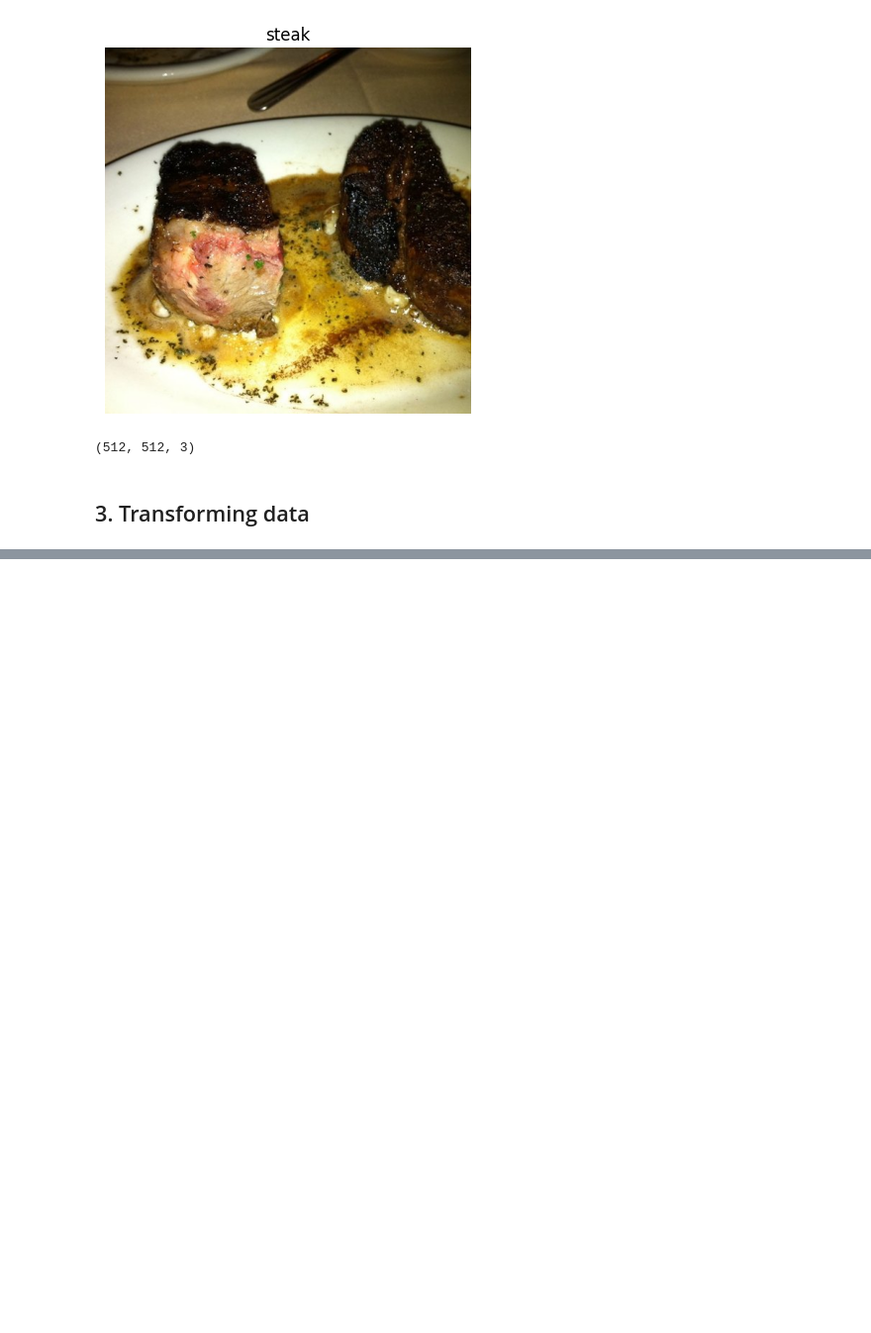
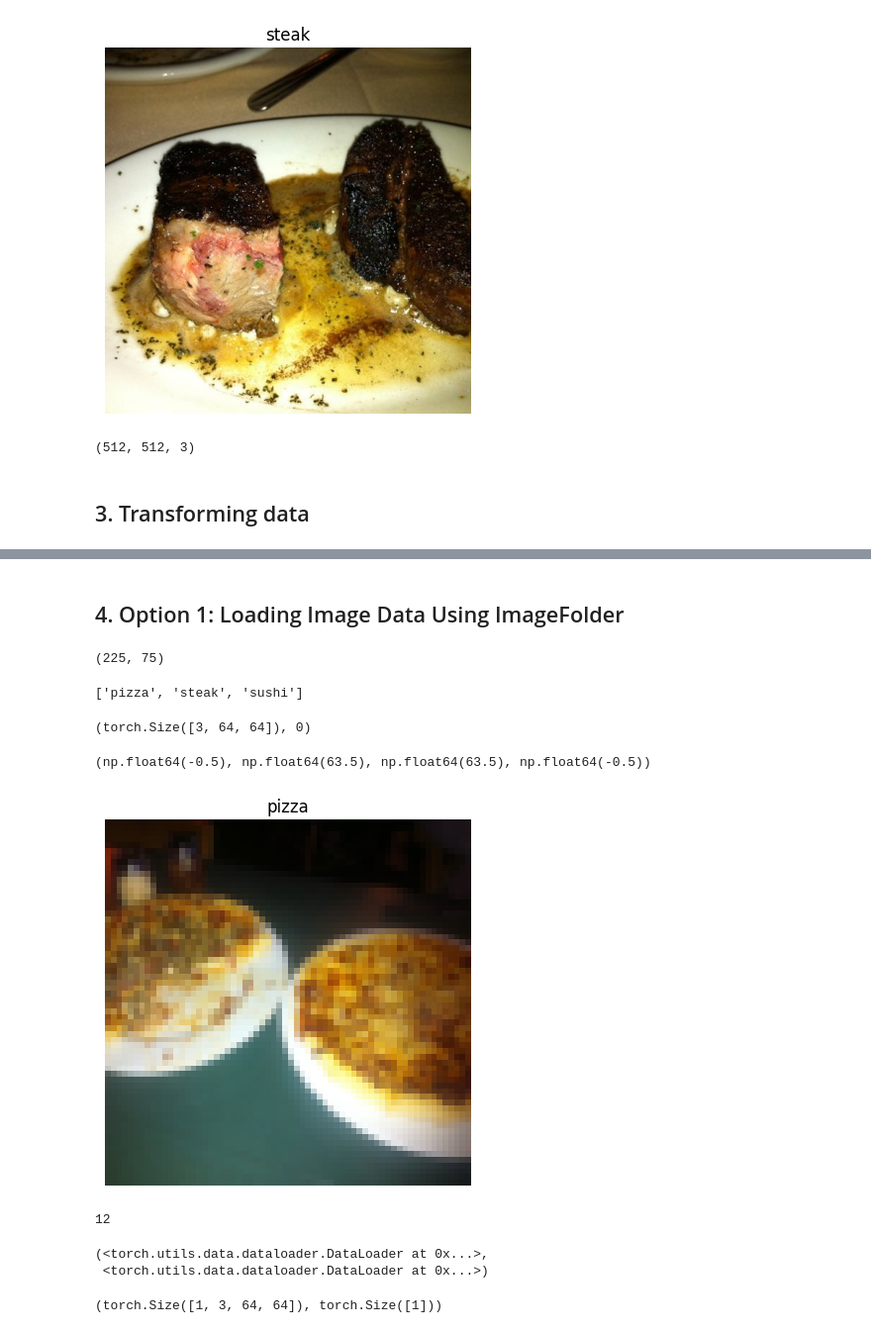
Before and after one commit to MuhammadAbuBakarQureshi/Machine-Learning, a Jupyter notebook: PyTorch/10-PyTorch-Custom-Datasets.ipynb, the cells around one changed output, grey strips where cells are left out. Shown at 99% size. Cells and saved outputs as stored; diff of their text form; code cells hidden in the pictures; blank space fills up the shorter version.

```diff
--- a/PyTorch/10-PyTorch-Custom-Datasets.ipynb
+++ b/PyTorch/10-PyTorch-Custom-Datasets.ipynb
@@ -129,0 +156,58 @@ data_transform = transforms.Compose([
+# %% [markdown]
+## 4. Option 1: Loading Image Data Using ImageFolder
+# %%
+train_data = datasets.ImageFolder(
+    root=train_dir,
+    transform=data_transform,
+    target_transform=None
+)
+
+test_data = datasets.ImageFolder(
+    root=test_dir,
+    transform=data_transform,
+    target_transform=None
+)
+# %%
+len(train_data), len(test_data)
+# %% [output]
+(225, 75)
+# %%
+classes = train_data.classes
+classes
+# %% [output]
+['pizza', 'steak', 'sushi']
+# %%
+image, label = train_data[0]
+image.shape, label
+# %% [output]
+(torch.Size([3, 64, 64]), 0)
+# %%
+plt.imshow(image.permute(1, 2, 0))
+plt.title(label=classes[label])
+plt.axis(False)
+# %% [output]
+(np.float64(-0.5), np.float64(63.5), np.float64(63.5), np.float64(-0.5))
+[figure, added]
+# %%
+os.cpu_count()
+# %% [output]
+12
+# %%
+train_dataloader = DataLoader(
+    dataset=train_data,
+    batch_size=1,
+    num_workers=8,
+    shuffle=True
+)
+
+test_dataloader = DataLoader(
+    dataset=test_data,
+    batch_size=1,
+    num_workers=8,
+    shuffle=False
+)
+
+train_dataloader, test_dataloader
+# %% [output]
+(<torch.utils.data.dataloader.DataLoader at 0x...>,
+ <torch.utils.data.dataloader.DataLoader at 0x...>)
@@ -129,0 +216,4 @@ data_transform = transforms.Compose([
+# %%
+image.shape, label.shape
+# %% [output]
+(torch.Size([1, 3, 64, 64]), torch.Size([1]))
```
Also changed, not shown: parts of 2 cells of this notebook.
